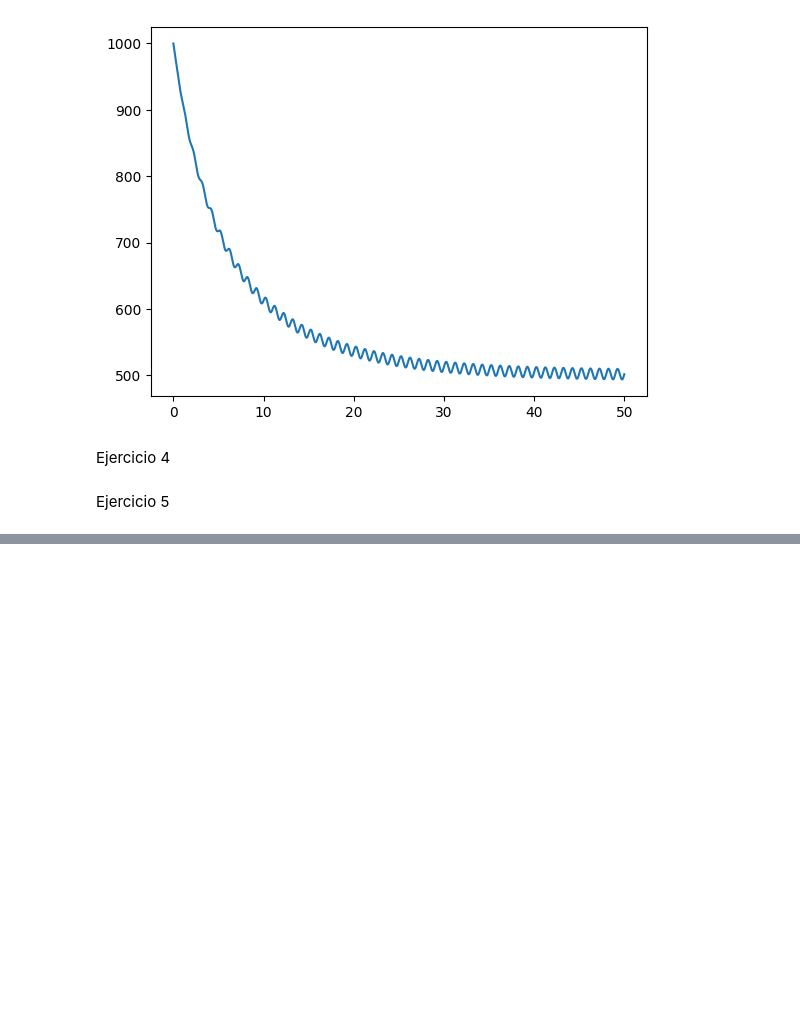
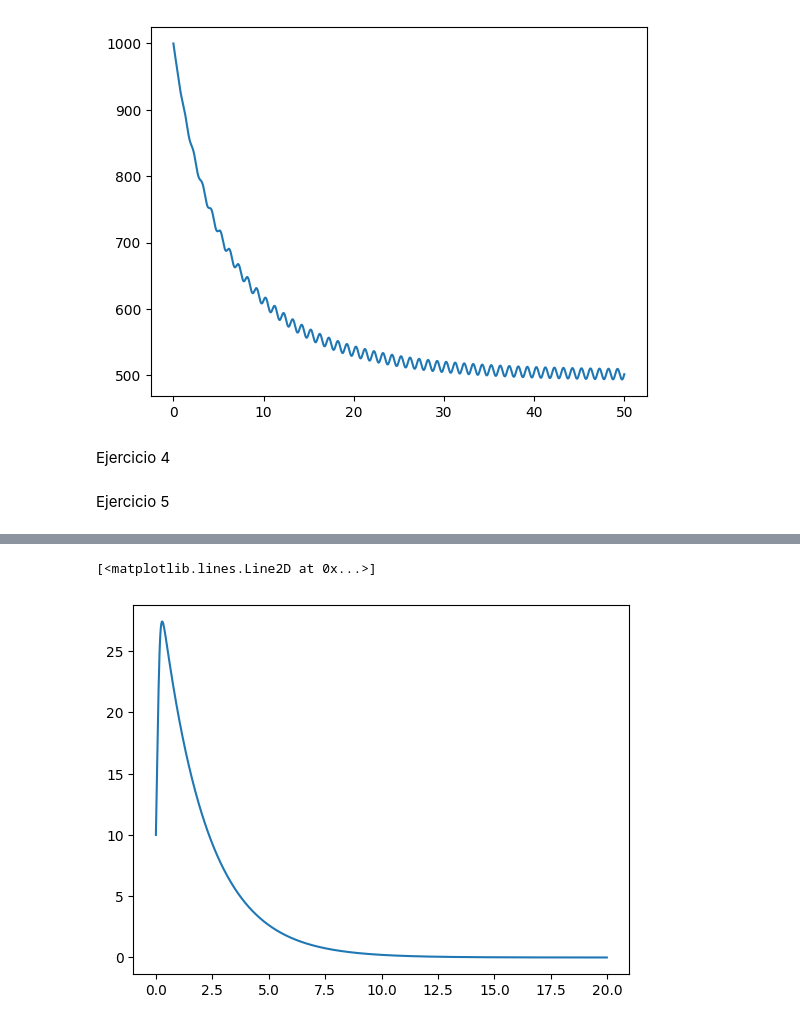
Before and after one commit to bravoivanagustin/ModCont, a Jupyter notebook: guias/guia1labo.ipynb, the cells around one changed output, grey strips where cells are left out. Drawn from its saved outputs; the diff is of its cells as text; code cells hidden in the pictures; blank space fills up the shorter version.

```diff
--- a/guias/guia1labo.ipynb
+++ b/guias/guia1labo.ipynb
@@ -174,0 +181,16 @@ ValueError: could not broadcast input array from shape (2,2,2) into shape (2,)
+# %%
+alpha = 0.5
+beta = 0.5
+gamma = 0.5
+delta = 0.5
+y0 = np.array([10,20])
+# %%
+def L(t,z):
+    return np.array([-alpha*z[0]+gamma*z[0]*z[1], beta*z[1]-delta*z[0]*z[1]])
+# %%
+t, z = Euler(0, 20, 1000, L, y0)
+# %%
+plt.plot(t,z[0])
+# %% [output]
+[<matplotlib.lines.Line2D at 0x...>]
+[figure, added]
```
Also changed, not shown: parts of 52 cells of this notebook.
